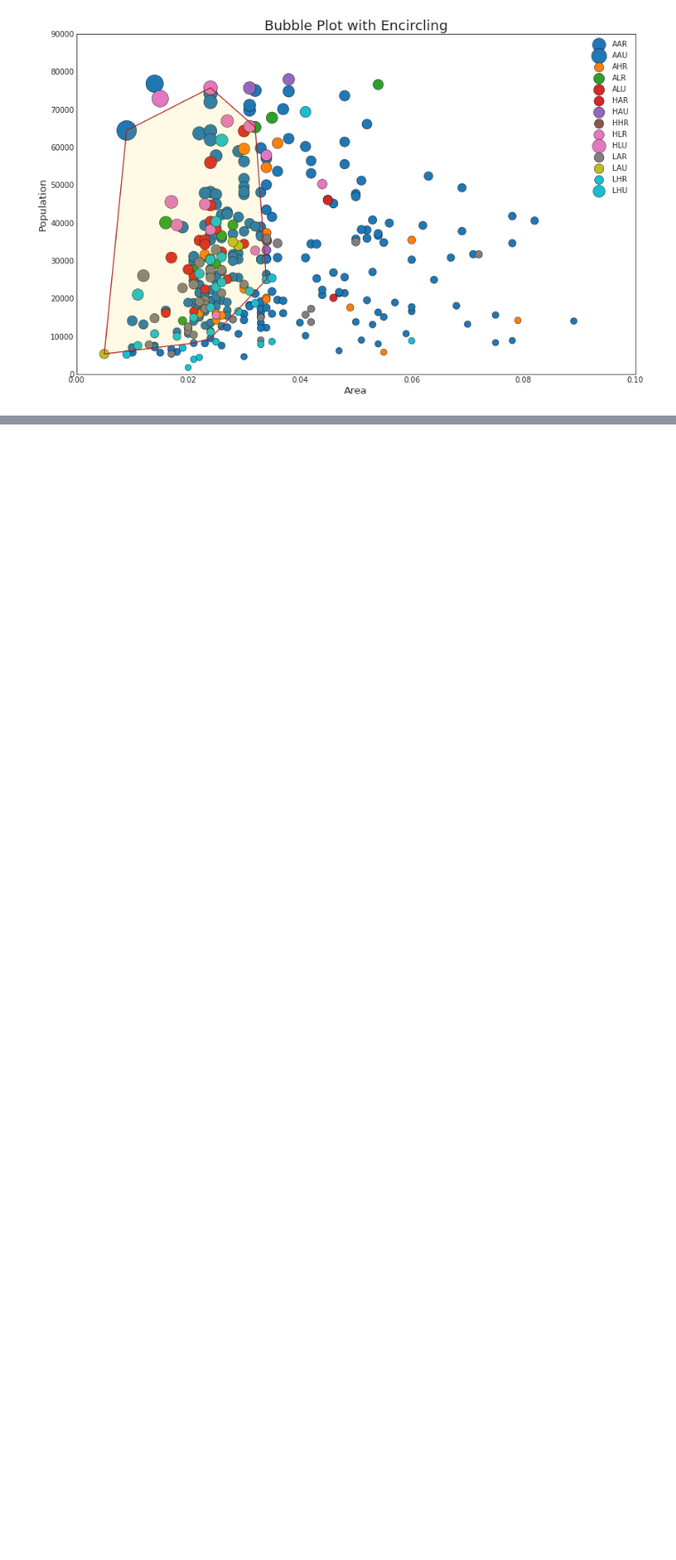
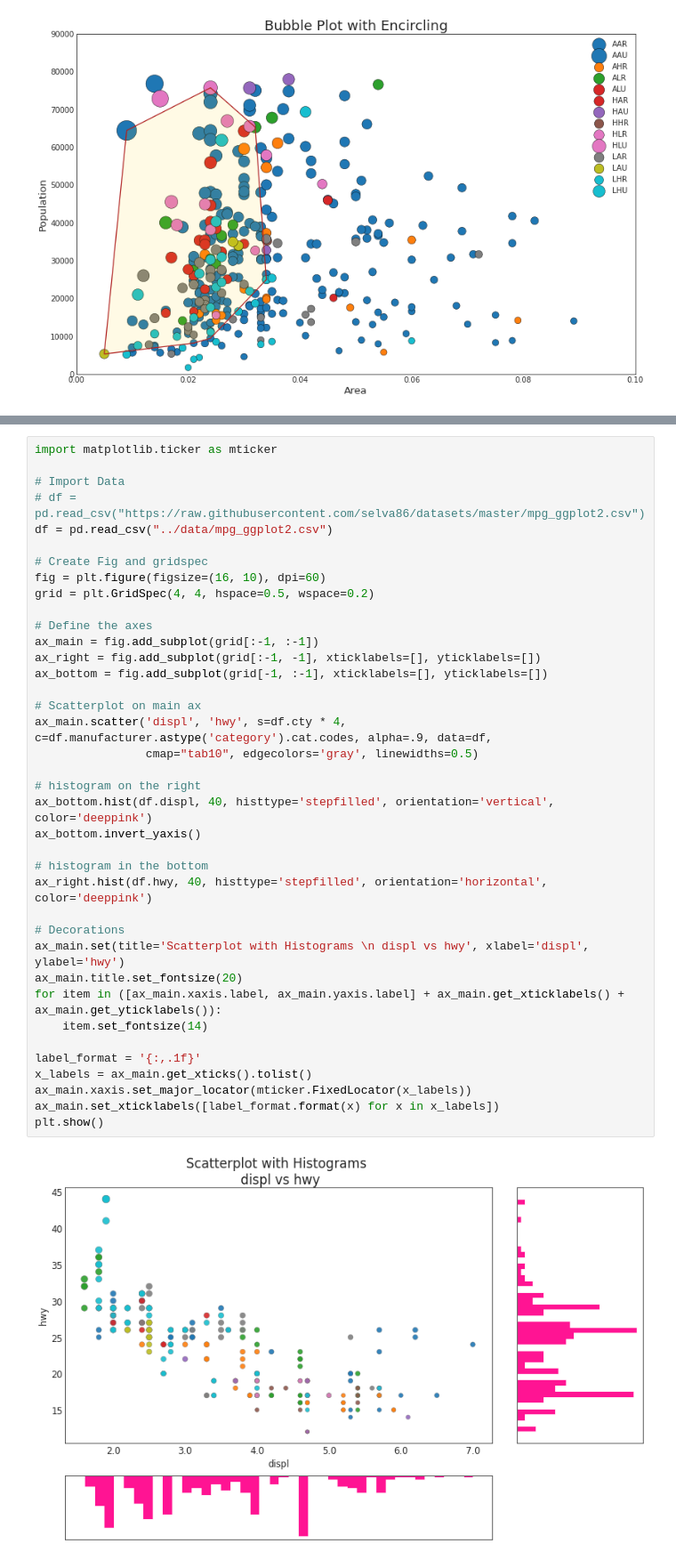
Before and after one commit to BlankSpacePlus/python-matplotlib-top-50, a Jupyter notebook: src/main.ipynb, the cells around one changed output, grey strips where cells are left out. Shown at 89% size. Drawn from its saved outputs; the diff is of its cells as text; blank space fills up the shorter version.

```diff
--- a/src/main.ipynb
+++ b/src/main.ipynb
@@ -139,0 +191,40 @@ plt.show()
+# %%
+import matplotlib.ticker as mticker
+
+# Import Data
+# df = pd.read_csv("https://raw.githubusercontent.com/selva86/datasets/master/mpg_ggplot2.csv")
+df = pd.read_csv("../data/mpg_ggplot2.csv")
+
+# Create Fig and gridspec
+fig = plt.figure(figsize=(16, 10), dpi=60)
+grid = plt.GridSpec(4, 4, hspace=0.5, wspace=0.2)
+
+# Define the axes
+ax_main = fig.add_subplot(grid[:-1, :-1])
+ax_right = fig.add_subplot(grid[:-1, -1], xticklabels=[], yticklabels=[])
+ax_bottom = fig.add_subplot(grid[-1, :-1], xticklabels=[], yticklabels=[])
+
+# Scatterplot on main ax
+ax_main.scatter('displ', 'hwy', s=df.cty * 4, c=df.manufacturer.astype('category').cat.codes, alpha=.9, data=df,
+                cmap="tab10", edgecolors='gray', linewidths=0.5)
+
+# histogram on the right
+ax_bottom.hist(df.displ, 40, histtype='stepfilled', orientation='vertical', color='deeppink')
+ax_bottom.invert_yaxis()
+
+# histogram in the bottom
+ax_right.hist(df.hwy, 40, histtype='stepfilled', orientation='horizontal', color='deeppink')
+
+# Decorations
+ax_main.set(title='Scatterplot with Histograms \n displ vs hwy', xlabel='displ', ylabel='hwy')
+ax_main.title.set_fontsize(20)
+for item in ([ax_main.xaxis.label, ax_main.yaxis.label] + ax_main.get_xticklabels() + ax_main.get_yticklabels()):
+    item.set_fontsize(14)
+
+label_format = '{:,.1f}'
+x_labels = ax_main.get_xticks().tolist()
+ax_main.xaxis.set_major_locator(mticker.FixedLocator(x_labels))
+ax_main.set_xticklabels([label_format.format(x) for x in x_labels])
+plt.show()
+# %% [output]
+[figure, added]
```
Also changed, not shown: parts of 38 cells of this notebook.
